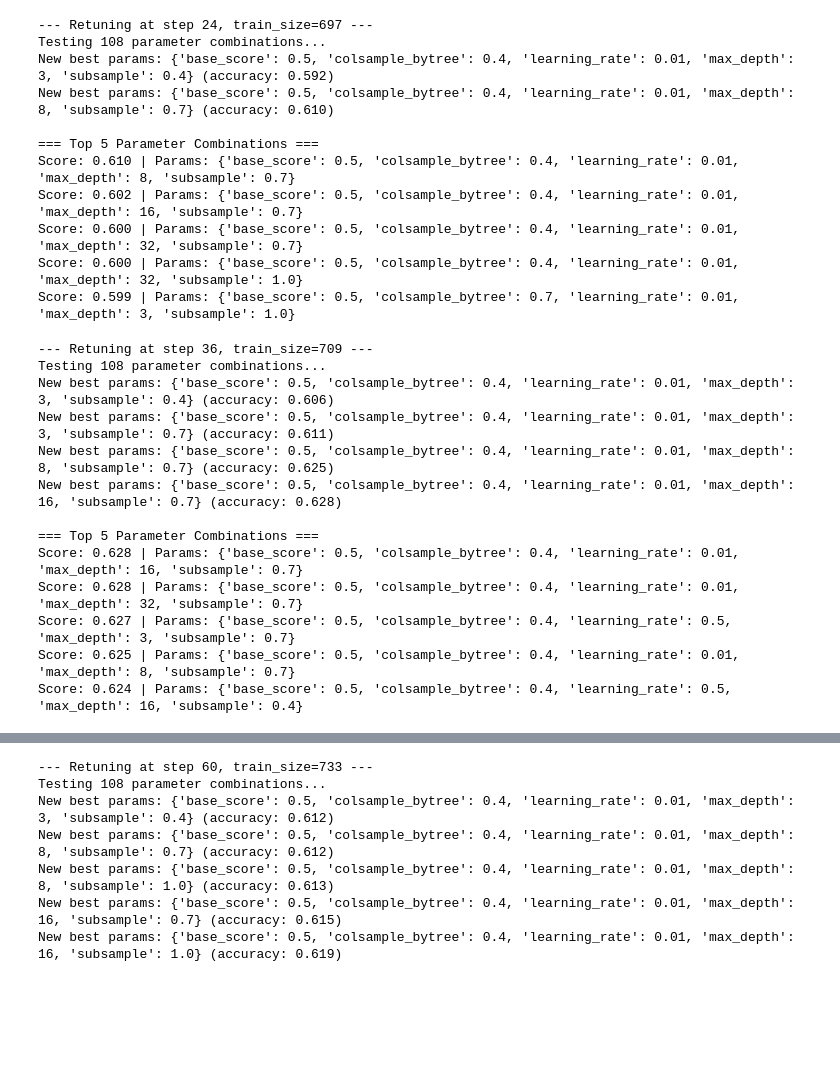
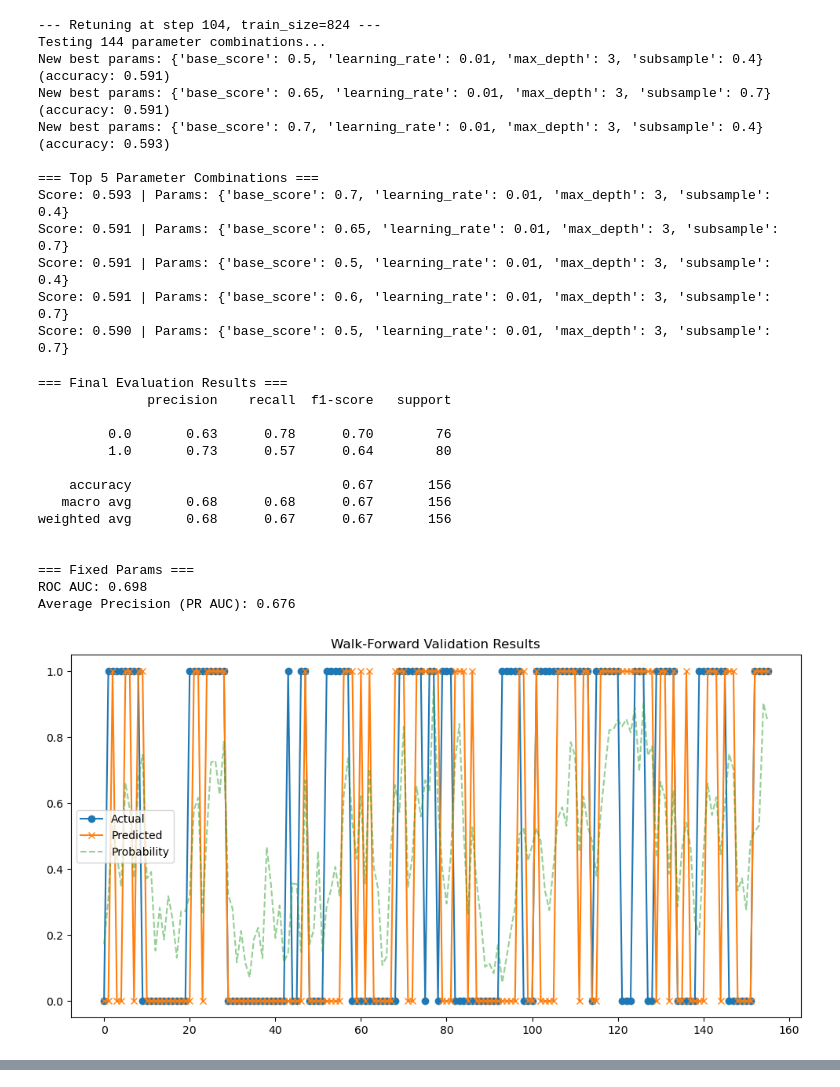
Before and after one commit to CChlungwani/forecast_curve, a Jupyter notebook: model_training/xgboost_cpcv_wf.ipynb, the cells around one changed output, grey strips where cells are left out. Cells and saved outputs as stored; diff of their text form; code cells hidden in the pictures; blank space fills up the shorter version.

```diff
--- a/model_training/xgboost_cpcv_wf.ipynb
+++ b/model_training/xgboost_cpcv_wf.ipynb
@@ -25,12 +25,11 @@ df_factor = pd.read_csv("labeled_relative_factor_returns.csv", parse_dates=['Dat
 df_factor = df_factor[['Date','Momentum_vs_Value_trend']]    # trend_bin = trend label
 df_factor = df_factor.set_index('Date')
 
-df_features = pd.read_csv("selected_features_MI_clustered.csv", parse_dates=['Date'])
-#df_features = df_features.drop(['Momentum_vs_Quality_trend'],axis=1)
-df_features = df_features.set_index('Date')
+df = pd.read_csv("data_final.csv", parse_dates=['Date'])
+df = df.set_index('Date')
 
 
-data = pd.concat([df_features,df_factor], axis=1, join='inner')
+data = pd.concat([df,df_factor], axis=1, join='inner')
 data = data.dropna()
 
 print(data)
@@ -97,8 +112,8 @@ def tune_hyperparameters(X, y):
         'learning_rate': [0.01, 0.5, 1],
         'max_depth': [3, 8, 16, 32],
         'subsample': [0.4, 0.7, 1.0],
-        'colsample_bytree': [0.4, 0.7, 1.0],
-        'base_score': [0.6,0.65,0.7]
+       # 'colsample_bytree': [0.4, 0.7, 1.0],
+        'base_score': [0.5,0.6,0.65,0.7]
     }
 
     best_score, best_params = -np.inf, None
@@ -228,6 +243,9 @@ def plot_wfv_results(actuals, predictions, probabilities):
 # ========================
 # Main Entry Point
 # ========================
+
+# Data import:
+
 def main():
     # Prepare data
     X = data.iloc[:, :-1].values
@@ -251,7 +269,7 @@ def main():
 
     # Adaptive params - set months using retune_every=n
     actuals_adapt, preds_adapt, probs_adapt = walk_forward_validation(
-        X, y, FINAL_TEST_POINTS, best_params, retune_every=12
+        X, y, FINAL_TEST_POINTS, best_params, retune_every=52
     )
 
     # Phase 3: Plots
@@ -315,24 +332,27 @@ Score: 0.597 | Params: {'base_score': 0.5, 'colsample_bytree': 1.0, 'learning_ra
---- Retuning at step 24, train_size=697 ---
-Testing 108 parameter combinations...
-New best params: {'base_score': 0.5, 'colsample_bytree': 0.4, 'learning_rate': 0.01, 'max_depth': 3, 'subsample': 0.4} (accuracy: 0.592)
-New best params: {'base_score': 0.5, 'colsample_bytree': 0.4, 'learning_rate': 0.01, 'max_depth': 8, 'subsample': 0.7} (accuracy: 0.610)
+--- Retuning at step 104, train_size=824 ---
+Testing 144 parameter combinations...
+New best params: {'base_score': 0.5, 'learning_rate': 0.01, 'max_depth': 3, 'subsample': 0.4} (accuracy: 0.591)
+New best params: {'base_score': 0.65, 'learning_rate': 0.01, 'max_depth': 3, 'subsample': 0.7} (accuracy: 0.591)
+New best params: {'base_score': 0.7, 'learning_rate': 0.01, 'max_depth': 3, 'subsample': 0.4} (accuracy: 0.593)
 
 === Top 5 Parameter Combinations ===
-Score: 0.610 | Params: {'base_score': 0.5, 'colsample_bytree': 0.4, 'learning_rate': 0.01, 'max_depth': 8, 'subsample': 0.7}
-Score: 0.602 | Params: {'base_score': 0.5, 'colsample_bytree': 0.4, 'learning_rate': 0.01, 'max_depth': 16, 'subsample': 0.7}
-Score: 0.600 | Params: {'base_score': 0.5, 'colsample_bytree': 0.4, 'learning_rate': 0.01, 'max_depth': 32, 'subsample': 0.7}
-Score: 0.600 | Params: {'base_score': 0.5, 'colsample_bytree': 0.4, 'learning_rate': 0.01, 'max_depth': 32, 'subsample': 1.0}
-Score: 0.599 | Params: {'base_score': 0.5, 'colsample_bytree': 0.7, 'learning_rate': 0.01, 'max_depth': 3, 'subsample': 1.0}
+Score: 0.593 | Params: {'base_score': 0.7, 'learning_rate': 0.01, 'max_depth': 3, 'subsample': 0.4}
+Score: 0.591 | Params: {'base_score': 0.65, 'learning_rate': 0.01, 'max_depth': 3, 'subsample': 0.7}
+Score: 0.591 | Params: {'base_score': 0.5, 'learning_rate': 0.01, 'max_depth': 3, 'subsample': 0.4}
+Score: 0.591 | Params: {'base_score': 0.6, 'learning_rate': 0.01, 'max_depth': 3, 'subsample': 0.7}
+Score: 0.590 | Params: {'base_score': 0.5, 'learning_rate': 0.01, 'max_depth': 3, 'subsample': 0.7}
---- Retuning at step 36, train_size=709 ---
-Testing 108 parameter combinations...
-New best params: {'base_score': 0.5, 'colsample_bytree': 0.4, 'learning_rate': 0.01, 'max_depth': 3, 'subsample': 0.4} (accuracy: 0.606)
-New best params: {'base_score': 0.5, 'colsample_bytree': 0.4, 'learning_rate': 0.01, 'max_depth': 3, 'subsample': 0.7} (accuracy: 0.611)
-New best params: {'base_score': 0.5, 'colsample_bytree': 0.4, 'learning_rate': 0.01, 'max_depth': 8, 'subsample': 0.7} (accuracy: 0.625)
-New best params: {'base_score': 0.5, 'colsample_bytree': 0.4, 'learning_rate': 0.01, 'max_depth': 16, 'subsample': 0.7} (accuracy: 0.628)
+=== Final Evaluation Results ===
+              precision    recall  f1-score   support
 
-=== Top 5 Parameter Combinations ===
-Score: 0.628 | Params: {'base_score': 0.5, 'colsample_bytree': 0.4, 'learning_rate': 0.01, 'max_depth': 16, 'subsample': 0.7}
-Score: 0.628 | Params: {'base_score': 0.5, 'colsample_bytree': 0.4, 'learning_rate': 0.01, 'max_depth': 32, 'subsample': 0.7}
-Score: 0.627 | Params: {'base_score': 0.5, 'colsample_bytree': 0.4, 'learning_rate': 0.5, 'max_depth': 3, 'subsample': 0.7}
-Score: 0.625 | Params: {'base_score': 0.5, 'colsample_bytree': 0.4, 'learning_rate': 0.01, 'max_depth': 8, 'subsample': 0.7}
-Score: 0.624 | Params: {'base_score': 0.5, 'colsample_bytree': 0.4, 'learning_rate': 0.5, 'max_depth': 16, 'subsample': 0.4}
+         0.0       0.63      0.78      0.70        76
+         1.0       0.73      0.57      0.64        80
+
+    accuracy                           0.67       156
+   macro avg       0.68      0.68      0.67       156
+weighted avg       0.68      0.67      0.67       156
+
+
+=== Fixed Params ===
+ROC AUC: 0.698
+Average Precision (PR AUC): 0.676
+[figure, added]
@@ -356,7 +364,0 @@ Score: 0.627 | Params: {'base_score': 0.5, 'colsample_bytree': 0.7, 'learning_ra
---- Retuning at step 60, train_size=733 ---
-Testing 108 parameter combinations...
-New best params: {'base_score': 0.5, 'colsample_bytree': 0.4, 'learning_rate': 0.01, 'max_depth': 3, 'subsample': 0.4} (accuracy: 0.612)
-New best params: {'base_score': 0.5, 'colsample_bytree': 0.4, 'learning_rate': 0.01, 'max_depth': 8, 'subsample': 0.7} (accuracy: 0.612)
-New best params: {'base_score': 0.5, 'colsample_bytree': 0.4, 'learning_rate': 0.01, 'max_depth': 8, 'subsample': 1.0} (accuracy: 0.613)
-New best params: {'base_score': 0.5, 'colsample_bytree': 0.4, 'learning_rate': 0.01, 'max_depth': 16, 'subsample': 0.7} (accuracy: 0.615)
-New best params: {'base_score': 0.5, 'colsample_bytree': 0.4, 'learning_rate': 0.01, 'max_depth': 16, 'subsample': 1.0} (accuracy: 0.619)
```
Also changed, not shown: parts of 3 cells of this notebook, 29 other files.
